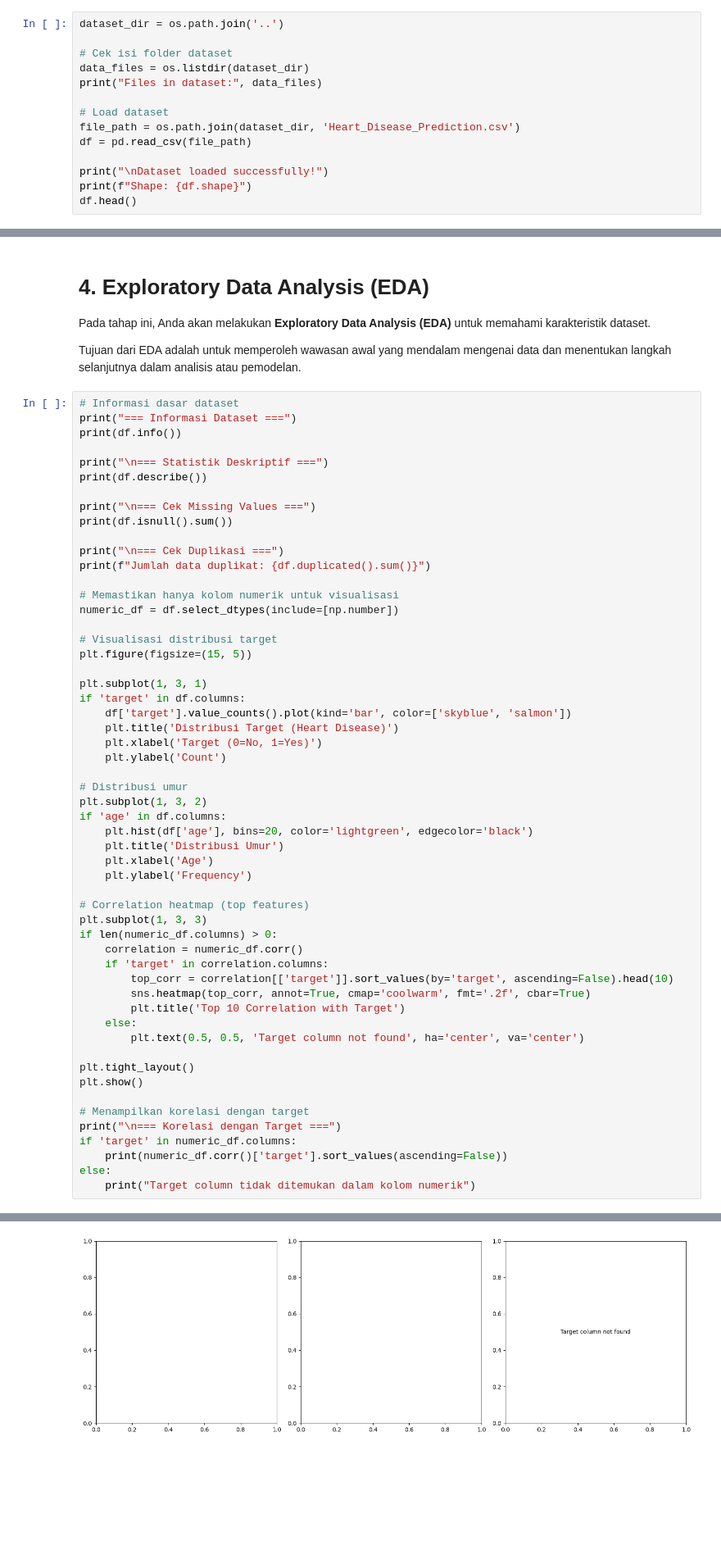
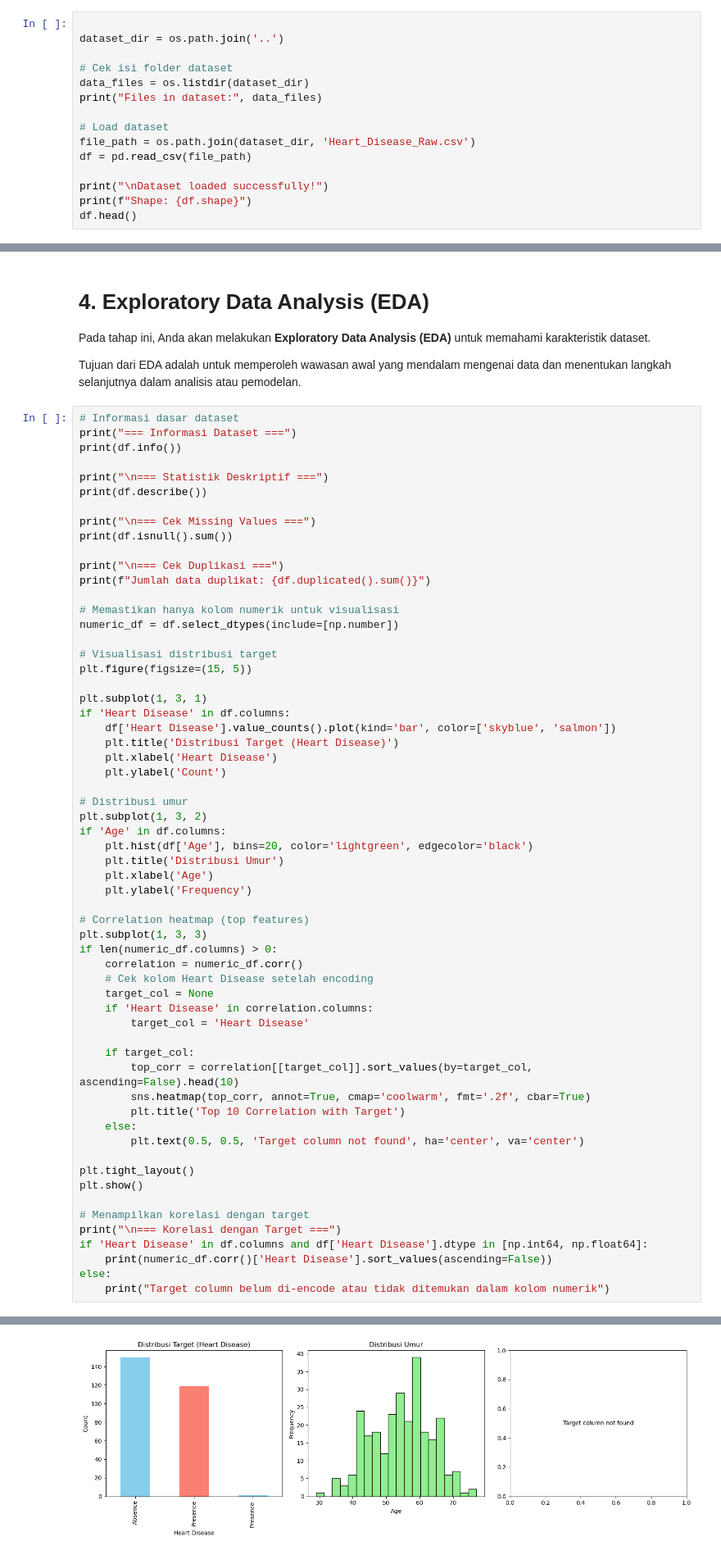
Before and after one commit to afdiansah/Eksperimen_SML_Raifal_Bagus_Afdiansah, a Jupyter notebook: preprocessing/Eksperimen_Raifal_Bagus_Afdiansah.ipynb, the cells around one changed output, grey strips where cells are left out. Shown: that part at 82% size. Cells and saved outputs as stored; diff of their text form; blank space fills up the shorter version.

```diff
--- a/preprocessing/Eksperimen_Raifal_Bagus_Afdiansah.ipynb
+++ b/preprocessing/Eksperimen_Raifal_Bagus_Afdiansah.ipynb
@@ -32,6 +77,7 @@ Jika dataset berada di Google Drive, pastikan Anda menghubungkan Google Drive ke
 
 Jika dataset berupa unstructured data, silakan sesuaikan dengan format seperti kelas Machine Learning Pengembangan atau Machine Learning Terapan
 # %%
+
 dataset_dir = os.path.join('..')
 
 # Cek isi folder dataset
@@ -39,7 +85,7 @@ data_files = os.listdir(dataset_dir)
 print("Files in dataset:", data_files)
 
 # Load dataset
-file_path = os.path.join(dataset_dir, 'Heart_Disease_Prediction.csv')
+file_path = os.path.join(dataset_dir, 'Heart_Disease_Raw.csv')
 df = pd.read_csv(file_path)
 
 print("\nDataset loaded successfully!")
@@ -83,16 +129,16 @@ numeric_df = df.select_dtypes(include=[np.number])
 plt.figure(figsize=(15, 5))
 
 plt.subplot(1, 3, 1)
-if 'target' in df.columns:
-    df['target'].value_counts().plot(kind='bar', color=['skyblue', 'salmon'])
+if 'Heart Disease' in df.columns:
+    df['Heart Disease'].value_counts().plot(kind='bar', color=['skyblue', 'salmon'])
     plt.title('Distribusi Target (Heart Disease)')
-    plt.xlabel('Target (0=No, 1=Yes)')
+    plt.xlabel('Heart Disease')
     plt.ylabel('Count')
 
 # Distribusi umur
 plt.subplot(1, 3, 2)
-if 'age' in df.columns:
-    plt.hist(df['age'], bins=20, color='lightgreen', edgecolor='black')
+if 'Age' in df.columns:
+    plt.hist(df['Age'], bins=20, color='lightgreen', edgecolor='black')
     plt.title('Distribusi Umur')
     plt.xlabel('Age')
     plt.ylabel('Frequency')
@@ -101,39 +147,44 @@ if 'age' in df.columns:
 plt.subplot(1, 3, 3)
 if len(numeric_df.columns) > 0:
     correlation = numeric_df.corr()
-    if 'target' in correlation.columns:
-        top_corr = correlation[['target']].sort_values(by='target', ascending=False).head(10)
+    # Cek kolom Heart Disease setelah encoding
+    target_col = None
+    if 'Heart Disease' in correlation.columns:
+        target_col = 'Heart Disease'
+
+    if target_col:
+        top_corr = correlation[[target_col]].sort_values(by=target_col, ascending=False).head(10)
         sns.heatmap(top_corr, annot=True, cmap='coolwarm', fmt='.2f', cbar=True)
         plt.title('Top 10 Correlation with Target')
     else:
         plt.text(0.5, 0.5, 'Target column not found', ha='center', va='center')
 
 plt.tight_layout()
 plt.show()
 
 # Menampilkan korelasi dengan target
 print("\n=== Korelasi dengan Target ===")
-if 'target' in numeric_df.columns:
-    print(numeric_df.corr()['target'].sort_values(ascending=False))
+if 'Heart Disease' in df.columns and df['Heart Disease'].dtype in [np.int64, np.float64]:
+    print(numeric_df.corr()['Heart Disease'].sort_values(ascending=False))
 else:
-    print("Target column tidak ditemukan dalam kolom numerik")
+    print("Target column belum di-encode atau tidak ditemukan dalam kolom numerik")
 # %% [output]
 === Informasi Dataset ===
 <class 'pandas.core.frame.DataFrame'>
 RangeIndex: 270 entries, 0 to 269
 Data columns (total 14 columns):
  #   Column                   Non-Null Count  Dtype
 ---  ------                   --------------  -----
  0   Age                      270 non-null    int64
  1   Sex                      270 non-null    int64
  2   Chest pain type          270 non-null    int64
  3   BP                       270 non-null    int64
  4   Cholesterol              270 non-null    int64
  5   FBS over 120             270 non-null    int64
 ... (58 lines left out)
 dtype: int64
 
 === Cek Duplikasi ===
 Jumlah data duplikat: 0
-[figure, old version]
+[figure, new version]
 === Korelasi dengan Target ===
```
Also changed, not shown: parts of 8 cells of this notebook, 1 other file.
